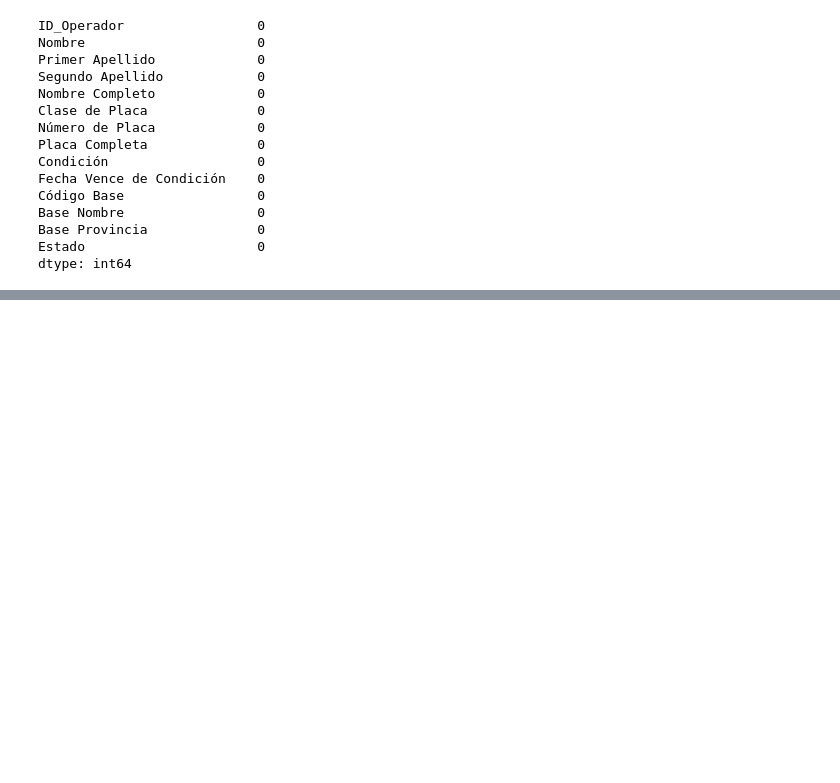
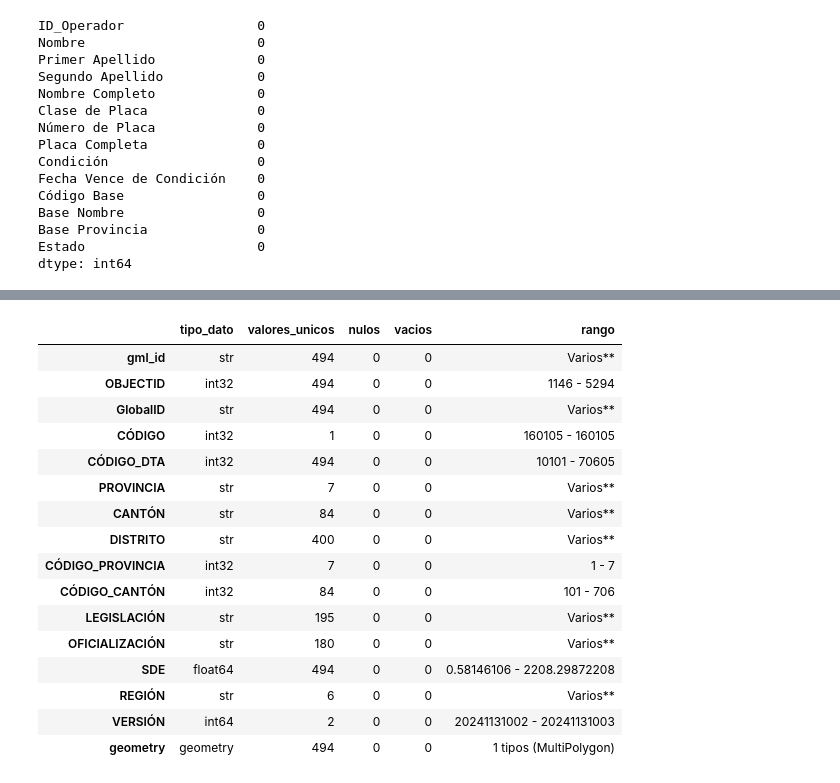
Before and after one commit to EdgarChVi/VolumenDatos, a Jupyter notebook: plote.ipynb, the cells around one changed output, grey strips where cells are left out. Saved outputs shown, nothing was run; the diff lists cells and outputs as text; code cells hidden in the pictures; blank space fills up the shorter version.

Commit message:
Actualización de Territorio Nacional / Provincia-Cantón-Distrito

```diff
--- a/plote.ipynb
+++ b/plote.ipynb
@@ -655,3 +655,10 @@ Base Nombre                 0
 Base Provincia              0
 Estado                      0
 dtype: int64
+# %%
+gdf_cantones = gpd.read_file("datos/cantones.gpkg")
+gdf_distritos = gpd.read_file("datos/distritos.gpkg")
+gdf_edificaciones = gpd.read_file("datos/edificaciones.gpkg")
+gdf_paradas = gpd.read_file("datos/paradas.gpkg")
+gdf_provincias = gpd.read_file("datos/provincias.gpkg")
+gdf_red_vial = gpd.read_file("datos/red_vial.gpkg")
@@ -657,0 +679,67 @@ dtype: int64
+# %%
+columnas_texto = gdf_distritos.select_dtypes(
+    include=["object", "string"]
+).columns
+
+resumen = pd.DataFrame({
+    "tipo_dato": gdf_distritos.dtypes.astype(str),
+    "valores_unicos": gdf_distritos.nunique(dropna=True),
+    "nulos": gdf_distritos.isna().sum()
+})
+
+# Valores vacíos
+resumen["vacios"] = 0
+
+for col in columnas_texto:
+    resumen.loc[col, "vacios"] = (
+        gdf_distritos[col]
+        .astype(str)
+        .str.strip()
+        .eq("")
+        .sum()
+    )
+
+# Rango
+resumen["rango"] = ""
+
+for col in gdf_distritos.columns:
+    serie = gdf_distritos[col].dropna()
+
+    if len(serie) == 0:
+        resumen.loc[col, "rango"] = "N/A"
+
+    elif pd.api.types.is_numeric_dtype(serie):
+        resumen.loc[col, "rango"] = f"{serie.min()} - {serie.max()}"
+
+    elif pd.api.types.is_datetime64_any_dtype(serie):
+        resumen.loc[col, "rango"] = (
+            f"{serie.min().date()} - {serie.max().date()}"
+        )
+
+    elif col == "geometry":
+        resumen.loc[col, "rango"] = (
+            f"{serie.geom_type.nunique()} tipos ({', '.join(serie.geom_type.unique())})"
+        )
+
+    else:
+        resumen.loc[col, "rango"] = "Varios**"
+
+display(resumen)
+# %% [output]
+|  | tipo_dato | valores_unicos | nulos | vacios | rango |
+| gml_id | str | 494 | 0 | 0 | Varios** |
+| OBJECTID | int32 | 494 | 0 | 0 | 1146 - 5294 |
+| GlobalID | str | 494 | 0 | 0 | Varios** |
+| CÓDIGO | int32 | 1 | 0 | 0 | 160105 - 160105 |
+| CÓDIGO_DTA | int32 | 494 | 0 | 0 | 10101 - 70605 |
+| PROVINCIA | str | 7 | 0 | 0 | Varios** |
+| CANTÓN | str | 84 | 0 | 0 | Varios** |
+| DISTRITO | str | 400 | 0 | 0 | Varios** |
+| CÓDIGO_PROVINCIA | int32 | 7 | 0 | 0 | 1 - 7 |
+| CÓDIGO_CANTÓN | int32 | 84 | 0 | 0 | 101 - 706 |
+| LEGISLACIÓN | str | 195 | 0 | 0 | Varios** |
+| OFICIALIZACIÓN | str | 180 | 0 | 0 | Varios** |
+| SDE | float64 | 494 | 0 | 0 | 0.58146106 - 2208.29872208 |
+| REGIÓN | str | 6 | 0 | 0 | Varios** |
+| VERSIÓN | int64 | 2 | 0 | 0 | 20241131002 - 20241131003 |
+| geometry | geometry | 494 | 0 | 0 | 1 tipos (MultiPolygon) |
```
Also changed, not shown: parts of 7 cells of this notebook, 11 other files.
